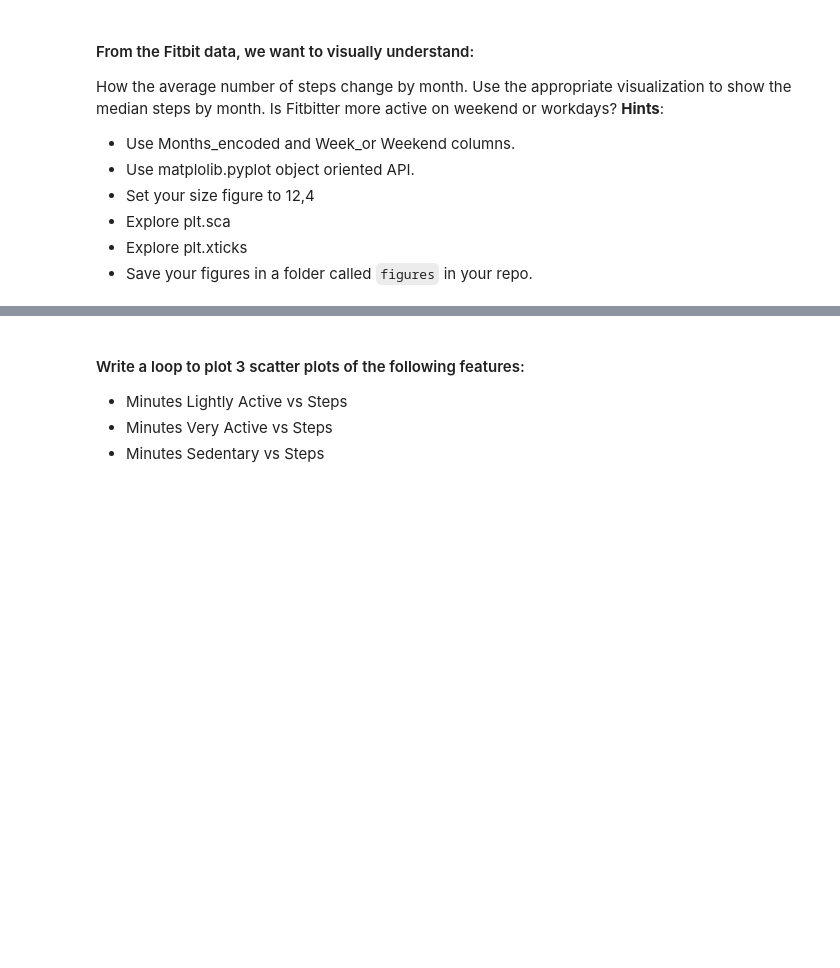
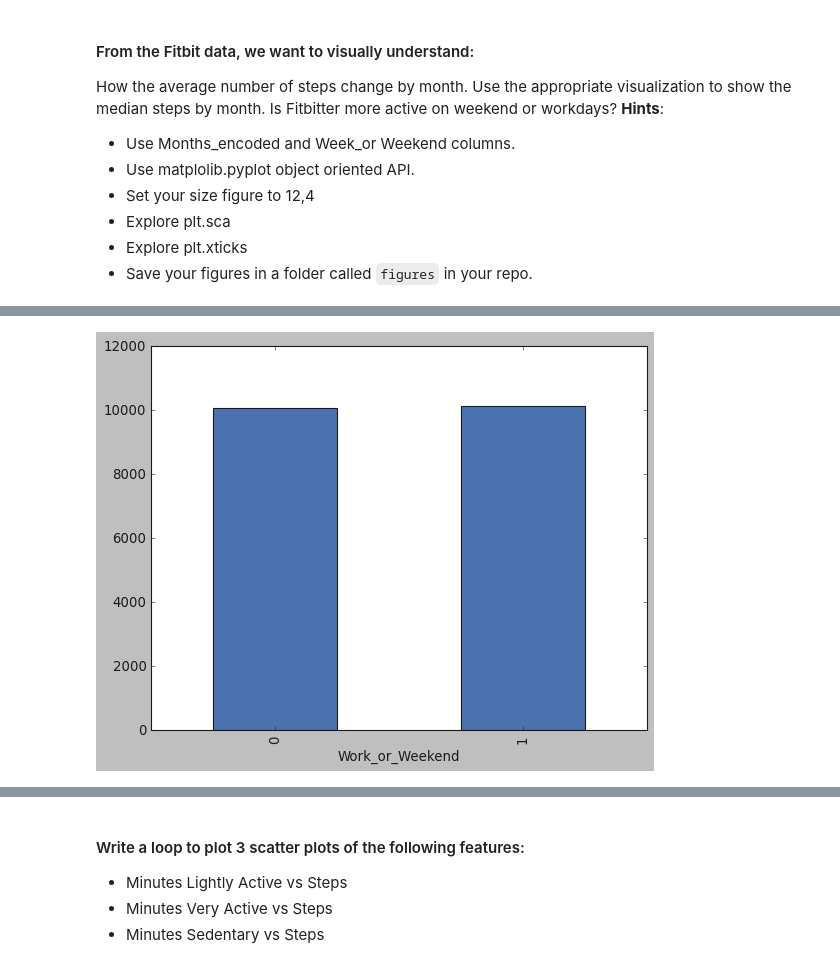
Before and after one commit to Ironhack-Data-Madrid-Enero-2022/lab-matplotlib-seaborn, a Jupyter notebook: your-code/main.ipynb, the cells around one changed output, grey strips where cells are left out. Drawn from its saved outputs; the diff is of its cells as text; code cells hidden in the pictures; blank space fills up the shorter version.

```diff
--- a/your-code/main.ipynb
+++ b/your-code/main.ipynb
@@ -29,3 +54,6 @@ How the average number of steps change by month. Use the appropriate visualizati
 # %%
-# AVERAGE STEPS BY MONTH_ENCODED
+# AVERAGE STEPS BY WORK_OR_WEEKEND
 # your code here
+stepsWeekend = fitbit.groupby(["Work_or_Weekend"])["Steps"].mean().plot(kind="bar")
+# %% [output]
+[figure, added]
```
Also changed, not shown: parts of 46 cells of this notebook.
